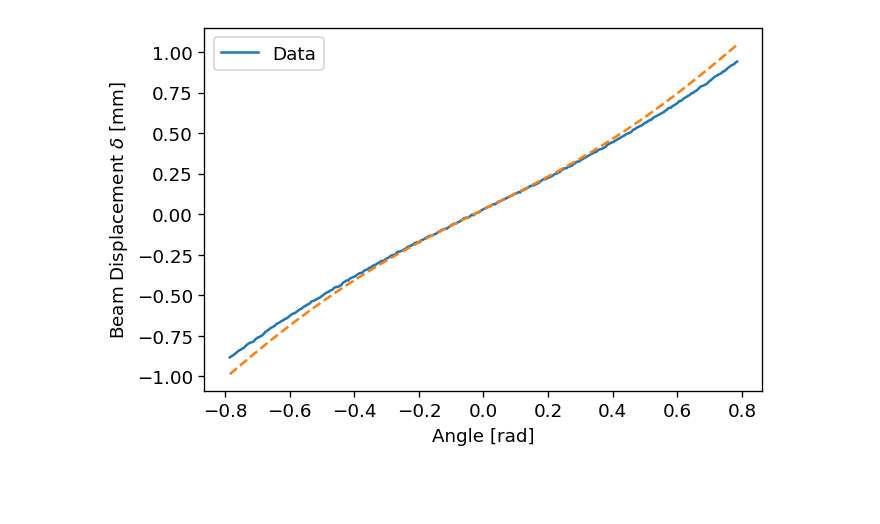
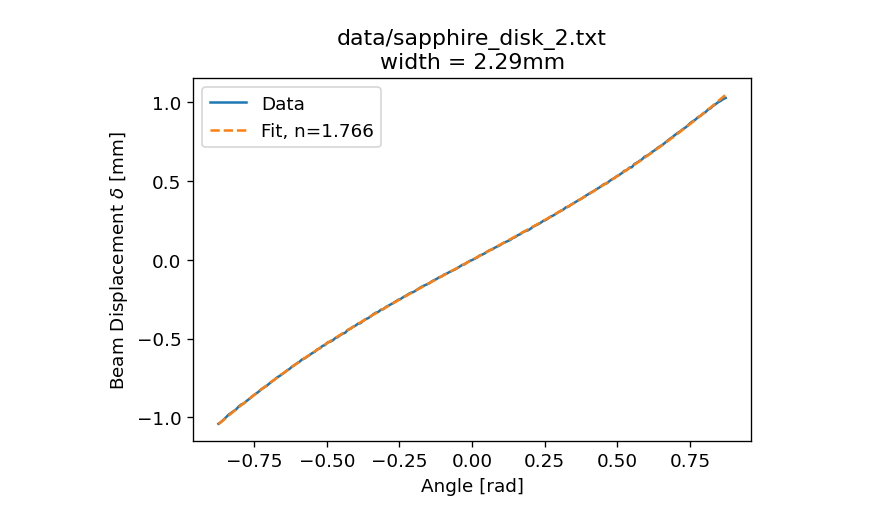
Before and after one commit to Jfeatherstone/IndexOfRefractionMeasurement, a Jupyter notebook: CurveFitting.ipynb, the cells around one changed output. Saved outputs shown, nothing was run; the diff lists cells and outputs as text; code cells hidden in the pictures; blank space fills up the shorter version.

```diff
--- a/CurveFitting.ipynb
+++ b/CurveFitting.ipynb
@@ -34,15 +57,0 @@ plt.show()
-# %%
-data = pd.read_csv('data/sapphire_disk.txt')
-
-# Convert to radians and mm
-# Not sure why I have to take the negative of the angle (horizontal reflection)
-angleArr = - data["angle"] * np.pi / 180
-displacementArr = data["peak_position"] * 1e-3 - np.mean(data["peak_position"] * 1e-3)
-angleArr = angleArr[60:-60]
-displacementArr = displacementArr[60:-60]
-
-plt.plot(angleArr, displacementArr)
-plt.ylabel('Displacement [mm]')
-plt.xlabel('Angle [rad]')
-#plt.savefig('images/ruby_sample.png')
-plt.show()
@@ -51,26 +58,26 @@ plt.show()
 # %%
 # Now actually do the curve fitting
 popt, pcov = curve_fit(func_form, angleArr, displacementArr,
                        #method='trf',
                        # Bounds for [width, displacement offset, phase offset, IoR]
-                       bounds=([-6, -np.pi/2 + .01, 1.7], # Lower bound
-                               [6, np.pi/2 - .01, 1.8])) # Upper bound
+                       bounds=([-6, -np.pi/2 + .01, 1.2], # Lower bound
+                               [6, np.pi/2 - .01, 1.9])) # Upper bound
 
 plt.plot(angleArr, displacementArr, label='Data')
 #plt.plot(angleArr, displacementArr - func_form(angleArr, *popt))
-#plt.plot(angleArr, func_form(angleArr, *popt), '--', label='Fit')
-plt.plot(angleArr, func_form(angleArr, popt[0], popt[1], 1.76), '--')
+plt.plot(angleArr, func_form(angleArr, *popt), '--', label=f'Fit, n={popt[2]:.4}')
+#plt.plot(angleArr, func_form(angleArr, popt[0], popt[1], 1.54), '--')
 #plt.axvline(popt[1], linestyle='--', color='g')
 plt.xlabel('Angle [rad]')
 plt.ylabel(r'Beam Displacement $\delta$ [mm]')
 plt.legend()
-
+plt.title(f'{file}\nwidth = {d}mm')
 #print(f'Real phase difference: {phaseDiff}')
 #print(f'Calculated phase difference {popt}')
-#plt.savefig('images/initial_fit.png')
+plt.savefig('images/saphire_fit.png')
 plt.show()
 # %% [output]
-[figure, old version]
+[figure, new version]
 # %%
 print(popt)
 # %% [output]
```
Also changed, not shown: parts of 5 cells of this notebook, 8 other files.
